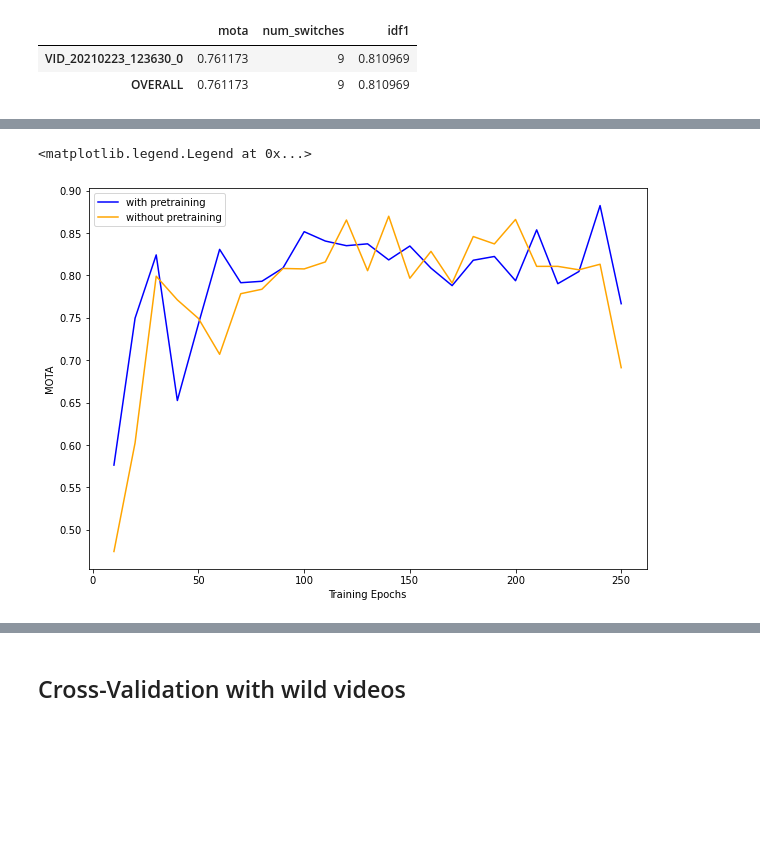
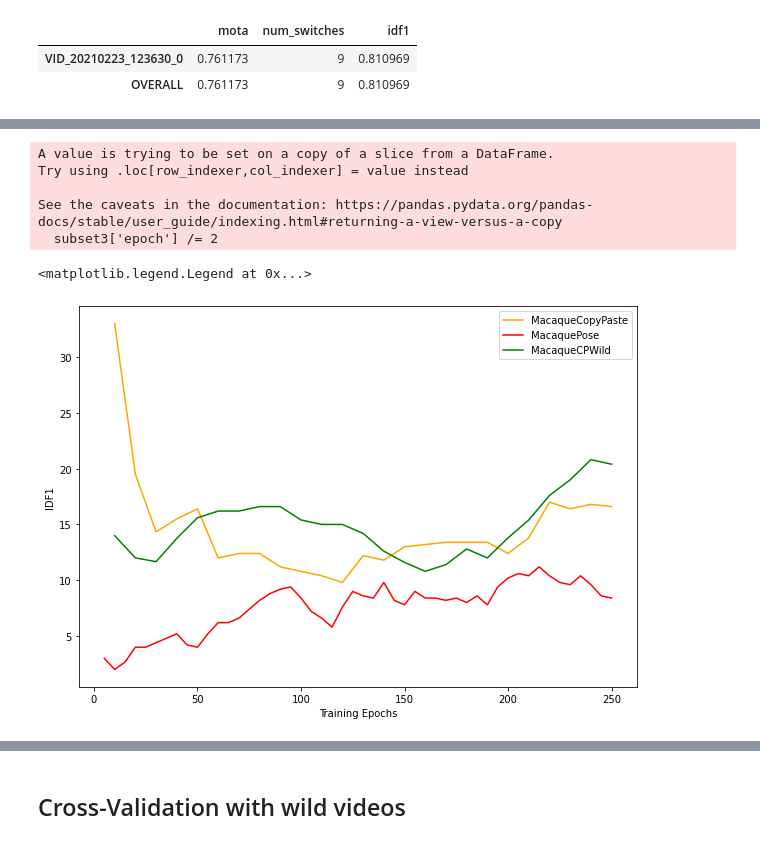
Before and after one commit to ecker-lab/PriMAT-tracking, a Jupyter notebook: own_ideas/evaluation.ipynb, the cells around one changed output, grey strips where cells are left out. Cells and saved outputs as stored; diff of their text form; code cells hidden in the pictures; blank space fills up the shorter version.

```diff
--- a/own_ideas/evaluation.ipynb
+++ b/own_ideas/evaluation.ipynb
@@ -158,8 +144,10 @@ models = ['mcqcp' + str(elem) for elem in [130, 200, 210]] + \
     ['oms' + str(elem) for elem in [2,4,6]] + \
     ['mcqcp32_' + str(elem) for elem in [220, 290, 150]]
 models = ['mcqcp_1e4_' + str(elem) for elem in list(range(10, 251, 10))] + \
-    ['mcqcp_z_1e4_' + str(elem) for elem in list(range(10, 251, 10))]
-#models = ['mcqcp200']
+    ['mcqcp_z_1e4_' + str(elem) for elem in list(range(10, 251, 10))] + \
+    ['mcqpose_1e4_' + str(elem) for elem in list(range(10, 501, 10))] +\
+    ['mcqcpwild_1e4_' + str(elem) for elem in list(range(10, 251, 10))]
+models = ['mcqcpwild_lr_' + str(elem) for elem in list(range(10, 171, 10))]
 #print(models)
 # %%
 seqs = ['VID_20210223_123630_0', 'VID_20210223_123817_0', 'VID_20210223_123854_0',
@@ -237,6 +226,6 @@ evaluate_model(model, seqs, path = "thresholds/")
 # %%
 #With overall
-model = 'mcqcp130'
+model = 'mcqcpwild_lr_130'
 evaluate_model(model, ['VID_20210223_123630_0'])
 # %% [output]
 |  | mota | num_switches | idf1 |
@@ -277,3 +282,10 @@ output['epoch'] = output.index.str.split("_").map(lambda x: x[-1]).astype(float)
 output['model'] = output.index.str.split("_").map(lambda x: x[0])
 output['pretrain'] = output.index.str.split("_").map(lambda x: x[1])
 output.loc[output.pretrain == "1e4", "pretrain"] = "human"
+
+#get moving average
+output['mota_roll'] = output.groupby(['model','pretrain']).mota.transform(lambda s: s.rolling(5, min_periods=1).mean())
+output['idf1_roll'] = output.groupby(['model','pretrain']).idf1.transform(lambda s: s.rolling(5, min_periods=1).mean())
+output['num_switches_roll'] = output.groupby(['model','pretrain']).num_switches.transform(lambda s: s.rolling(5, min_periods=1).mean())
+
+output
@@ -280,14 +306,26 @@ output.loc[output.pretrain == "1e4", "pretrain"] = "human"
 # %%
-subset1 = output[output.pretrain == "human"]
-subset2 = output[output.pretrain == "z"]
+metric = "num_switches_roll"
+
+#subset1 = output[(output.pretrain == "human") & (output.model == "mcqcp")]
+subset2 = output[(output.pretrain == "z") & (output.model == "mcqcp")]
+subset3 = output[output.model == "mcqpose"]
+subset3['epoch'] /= 2
+subset4 = output[output.model == "mcqcpwild"]
 
 fig, ax = plt.subplots(figsize=(10, 7))
-line1,  = ax.plot(subset1.epoch, subset1.mota, c = "blue")
-line2,  = ax.plot(subset2.epoch, subset2.mota, c = "orange")
+#line1,  = ax.plot(subset1.epoch, subset1[metric], c = "blue")
+line2,  = ax.plot(subset2.epoch, subset2[metric], c = "orange")
+line3,  = ax.plot(subset3.epoch, subset3[metric], c = "red")
+line4,  = ax.plot(subset4.epoch, subset4[metric], c = "green")
 #ax.plot(output.epoch, 1 - (output.num_switches / (output.num_switches.max() * 2)))
 ax.set_xlabel("Training Epochs")
-ax.set_ylabel("MOTA")
-ax.legend([line1, line2], ['with pretraining', 'without pretraining'])
+ax.set_ylabel("IDF1")
+ax.legend([line2, line3, line4], ['MacaqueCopyPaste', 'MacaquePose', 'MacaqueCPWild'])
 # %% [output]
-<matplotlib.legend.Legend at 0x...>
+A value is trying to be set on a copy of a slice from a DataFrame.
+Try using .loc[row_indexer,col_indexer] = value instead
+
+See the caveats in the documentation: https://pandas.pydata.org/pandas-docs/stable/user_guide/indexing.html#returning-a-view-versus-a-copy
+  subset3['epoch'] /= 2
+<matplotlib.legend.Legend at 0x...>
-[figure, old version]
+[figure, new version]
```
Also changed, not shown: parts of 9 cells of this notebook, 11 other files.
